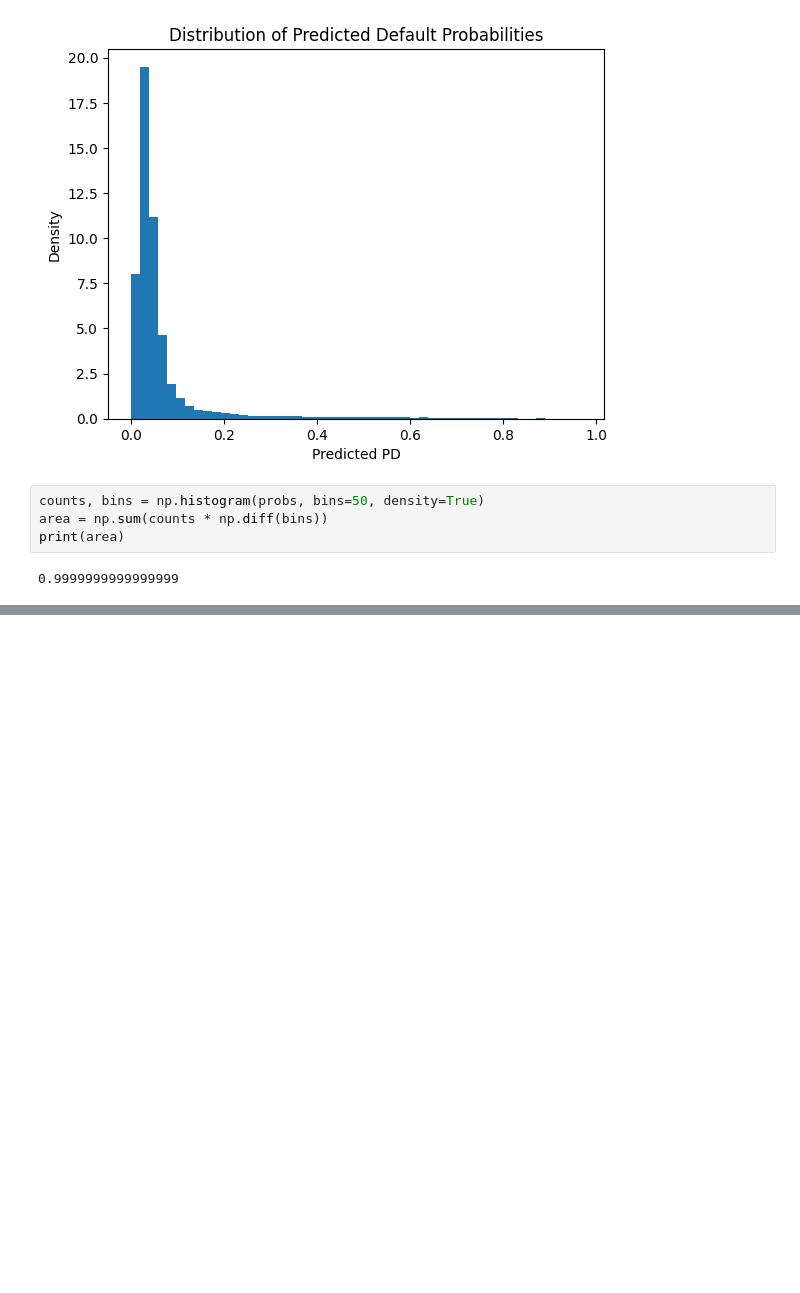
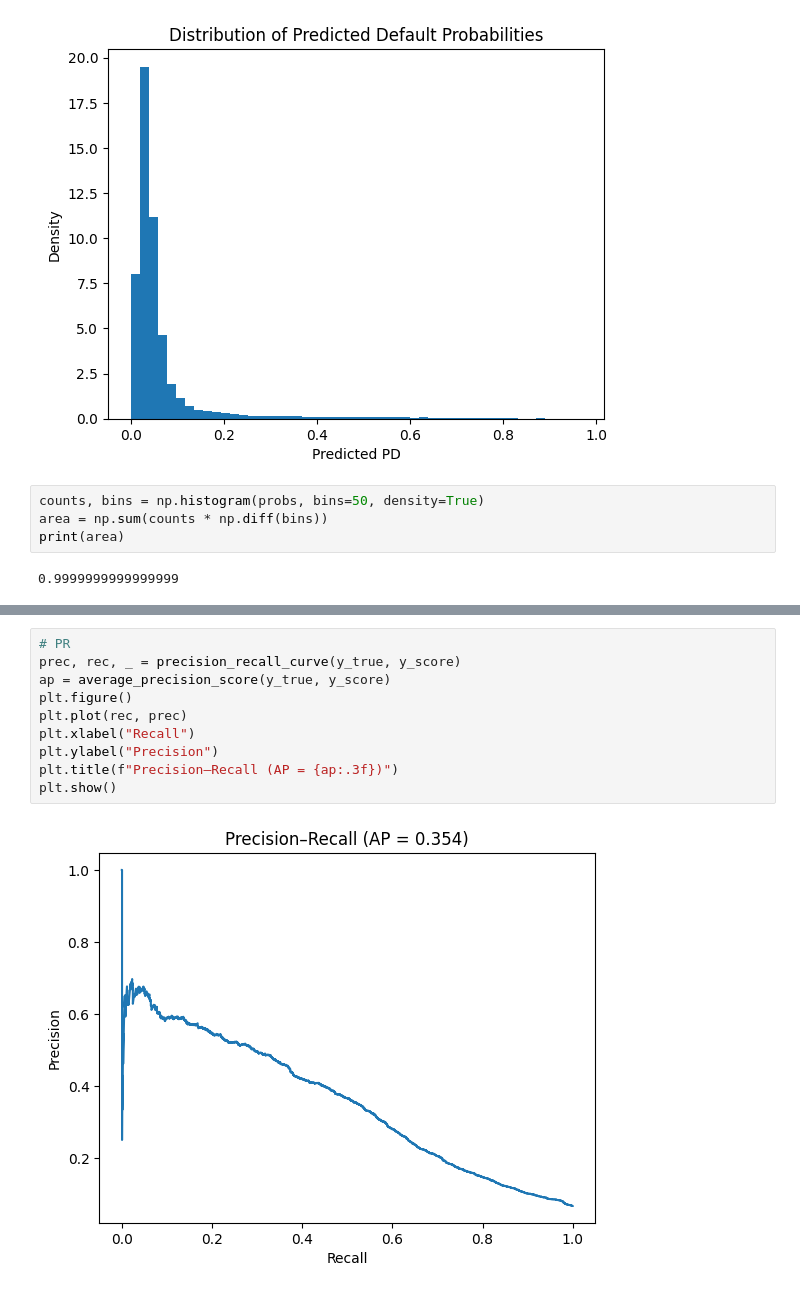
Before and after one commit to EsauCervantes/risk-modeling, a Jupyter notebook: model.ipynb, the cells around one changed output, grey strips where cells are left out. Saved outputs shown, nothing was run; the diff lists cells and outputs as text; blank space fills up the shorter version.

```diff
--- a/model.ipynb
+++ b/model.ipynb
@@ -189,0 +208,12 @@ print(area)
+# %%
+# PR
+prec, rec, _ = precision_recall_curve(y_true, y_score)
+ap = average_precision_score(y_true, y_score)
+plt.figure()
+plt.plot(rec, prec)
+plt.xlabel("Recall")
+plt.ylabel("Precision")
+plt.title(f"Precision–Recall (AP = {ap:.3f})")
+plt.show()
+# %% [output]
+[figure, added]
```
Also changed, not shown: parts of 2 cells of this notebook.
